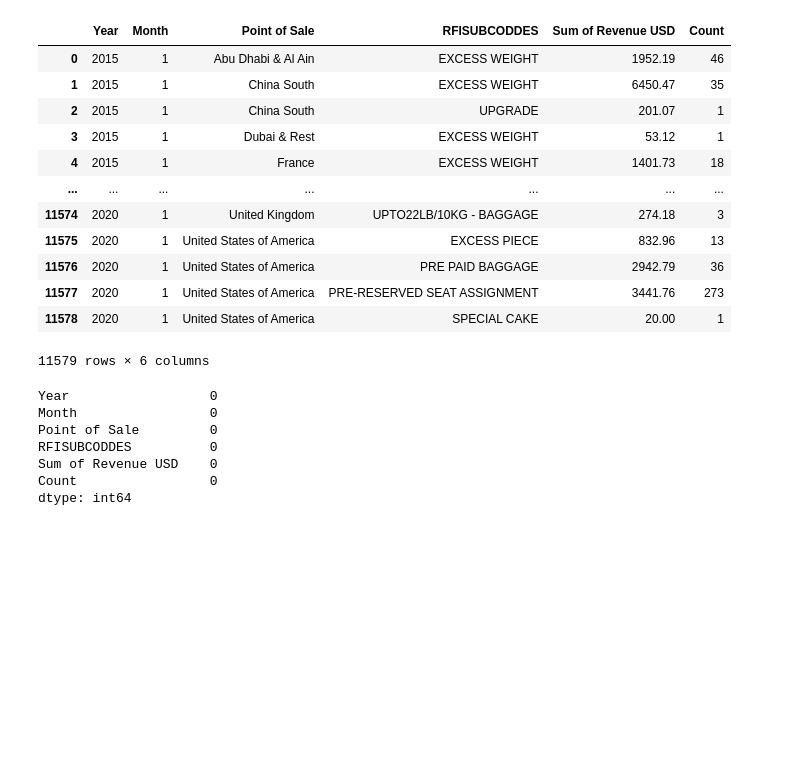
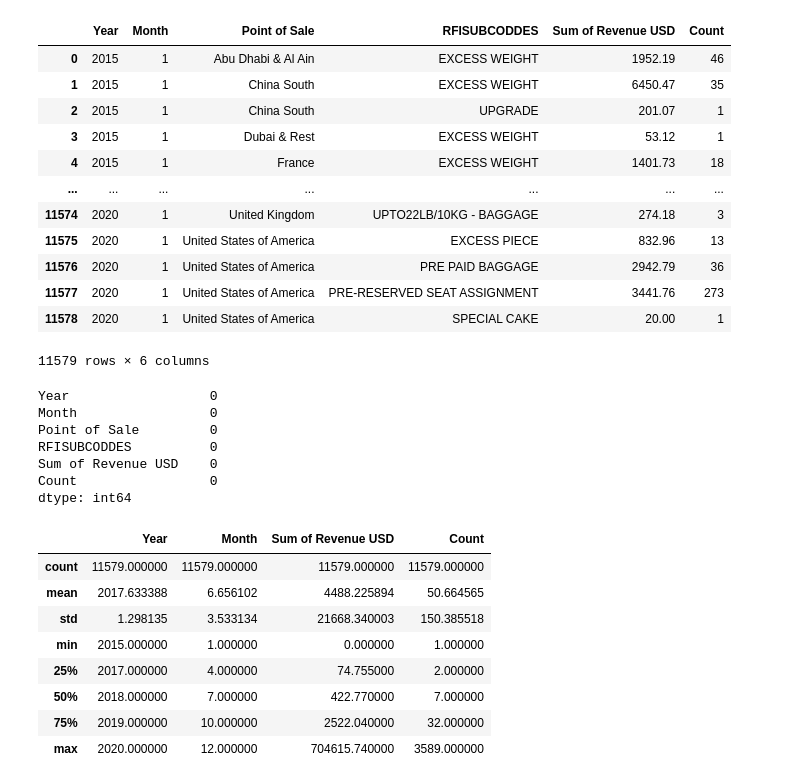
Before and after one commit to dilanmalaviarachchi/RFISUBCODDES-Predictor, a Jupyter notebook: RFISUBCODDES Predictor/code.ipynb, the cells around one changed output. Drawn from its saved outputs; the diff is of its cells as text; code cells hidden in the pictures; blank space fills up the shorter version.

```diff
--- a/RFISUBCODDES Predictor/code.ipynb
+++ b/RFISUBCODDES Predictor/code.ipynb
@@ -60,3 +67,15 @@ RFISUBCODDES          0
 Sum of Revenue USD    0
 Count                 0
 dtype: int64
+# %%
+df_main.describe()
+# %% [output]
+|  | Year | Month | Sum of Revenue USD | Count |
+| count | 11579.000000 | 11579.000000 | 11579.000000 | 11579.000000 |
+| mean | 2017.633388 | 6.656102 | 4488.225894 | 50.664565 |
+| std | 1.298135 | 3.533134 | 21668.340003 | 150.385518 |
+| min | 2015.000000 | 1.000000 | 0.000000 | 1.000000 |
+| 25% | 2017.000000 | 4.000000 | 74.755000 | 2.000000 |
+| 50% | 2018.000000 | 7.000000 | 422.770000 | 7.000000 |
+| 75% | 2019.000000 | 10.000000 | 2522.040000 | 32.000000 |
+| max | 2020.000000 | 12.000000 | 704615.740000 | 3589.000000 |
```
Also changed, not shown: parts of 11 cells of this notebook.
